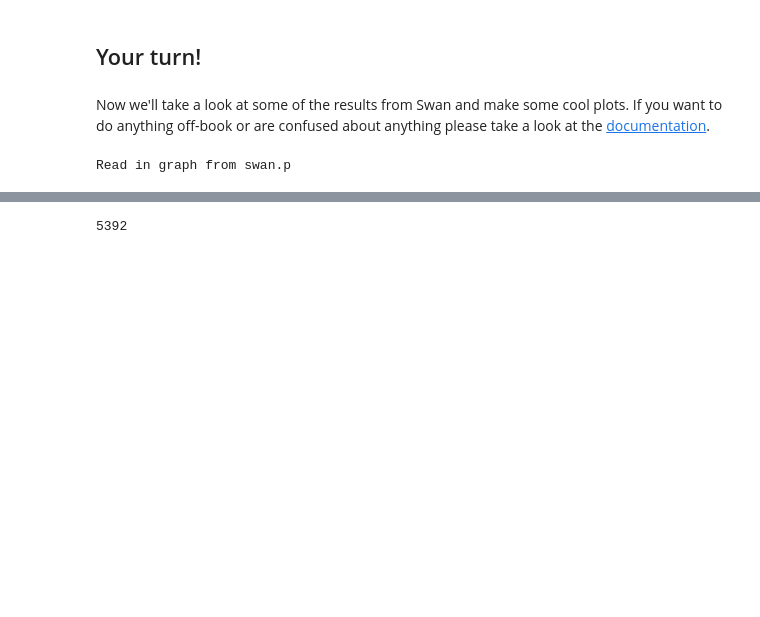
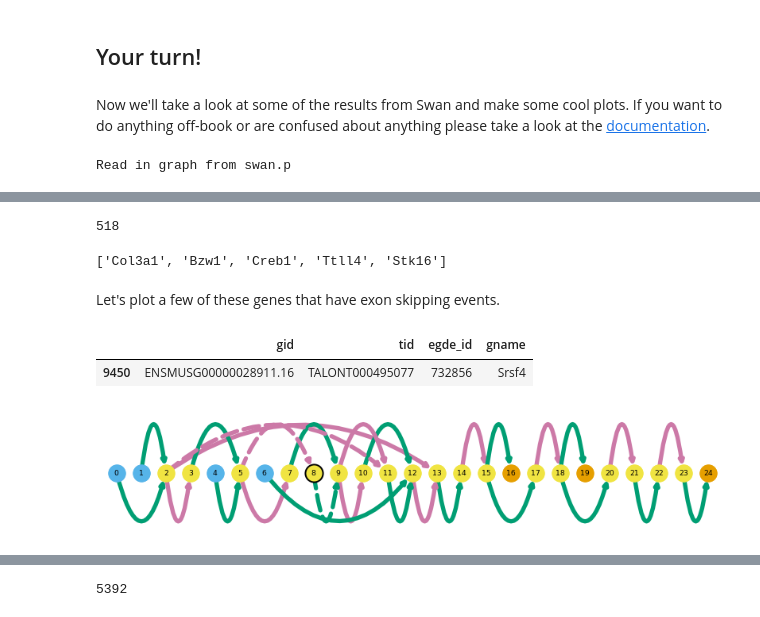
Before and after one commit to fairliereese/210830_ucd_workshop, a Jupyter notebook: swan.ipynb, the cells around one changed output, grey strips where cells are left out. Cells and saved outputs as stored; diff of their text form; code cells hidden in the pictures; blank space fills up the shorter version.

```diff
--- a/swan.ipynb
+++ b/swan.ipynb
@@ -63,0 +85,19 @@ Read in graph from swan.p
+# %%
+# unique genes
+es_genes = es.gname.unique().tolist()
+print(len(es_genes))
+es_genes[5:10]
+# %% [output]
+518
+['Col3a1', 'Bzw1', 'Creb1', 'Ttll4', 'Stk16']
+# %% [markdown]
+Let's plot a few of these genes that have exon skipping events.
+# %%
+es.loc[es.gname == 'Srsf4'] # Srsf4 is a splicing factor!
+# %% [output]
+|  | gid | tid | egde_id | gname |
+| 9450 | ENSMUSG00000028911.16 | TALONT000495077 | 732856 | Srsf4 |
+# %%
+sg.plot_graph('Srsf4', indicate_novel=True)
+# %% [output]
+[figure, added]
```
Also changed, not shown: parts of 45 cells of this notebook.
